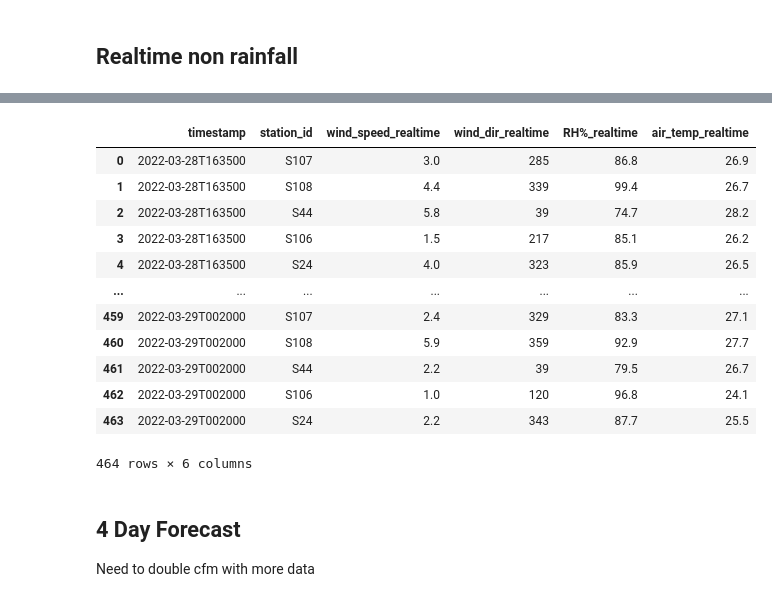
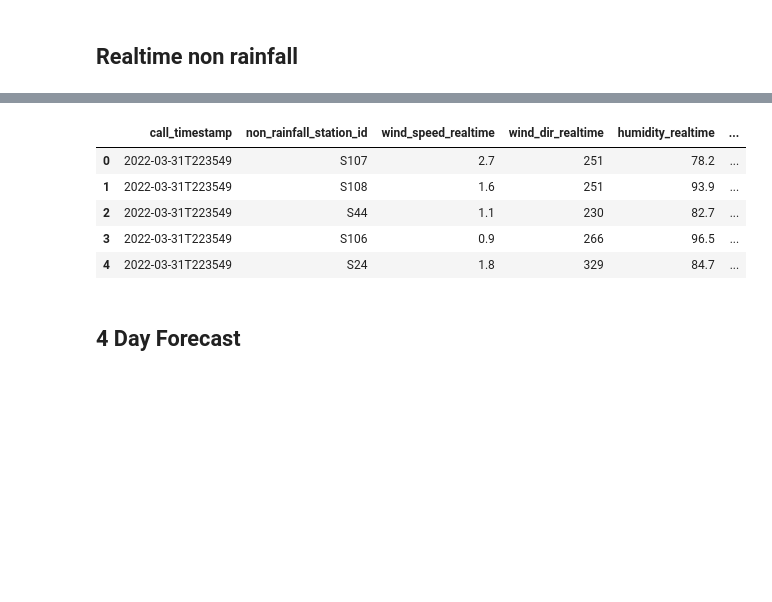
Before and after one commit to don-tay/traffic-predict, a Jupyter notebook: phase_1_models/Data_read_and_preprocess.ipynb, the cells around one changed output, grey strips where cells are left out. Drawn from its saved outputs; the diff is of its cells as text; code cells hidden in the pictures; blank space fills up the shorter version.

Commit message:
almost done with merging to super table. left 24h period and bing

```diff
--- a/phase_1_models/Data_read_and_preprocess.ipynb
+++ b/phase_1_models/Data_read_and_preprocess.ipynb
@@ -150,21 +151,16 @@ non_rainfall_realtime.head()
+# %%
+non_rainfall_realtime = non_rainfall_realtime.rename(columns = {"RH%_realtime" : "humidity_realtime",
+                                                               "station_id" : "non_rainfall_station_id"})
 # %%
-non_rainfall_realtime = non_rainfall_realtime.drop(["station_loc", "station_name"], axis = 1)
-non_rainfall_realtime
+non_rainfall_realtime = non_rainfall_realtime[["call_timestamp", "non_rainfall_station_id", "wind_speed_realtime",
+                                               "wind_dir_realtime", "humidity_realtime", "air_temp_realtime"]]
+non_rainfall_realtime.head()
 # %% [output]
-|  | timestamp | station_id | wind_speed_realtime | wind_dir_realtime | RH%_realtime | air_temp_realtime |
-| 0 | 2022-03-28T163500 | S107 | 3.0 | 285 | 86.8 | 26.9 |
-| 1 | 2022-03-28T163500 | S108 | 4.4 | 339 | 99.4 | 26.7 |
-| 2 | 2022-03-28T163500 | S44 | 5.8 | 39 | 74.7 | 28.2 |
-| 3 | 2022-03-28T163500 | S106 | 1.5 | 217 | 85.1 | 26.2 |
-| 4 | 2022-03-28T163500 | S24 | 4.0 | 323 | 85.9 | 26.5 |
-| ... | ... | ... | ... | ... | ... | ... |
-| 459 | 2022-03-29T002000 | S107 | 2.4 | 329 | 83.3 | 27.1 |
-| 460 | 2022-03-29T002000 | S108 | 5.9 | 359 | 92.9 | 27.7 |
-| 461 | 2022-03-29T002000 | S44 | 2.2 | 39 | 79.5 | 26.7 |
-| 462 | 2022-03-29T002000 | S106 | 1.0 | 120 | 96.8 | 24.1 |
-| 463 | 2022-03-29T002000 | S24 | 2.2 | 343 | 87.7 | 25.5 |
+|  | call_timestamp | non_rainfall_station_id | wind_speed_realtime | wind_dir_realtime | humidity_realtime | ... |
+| 0 | 2022-03-31T223549 | S107 | 2.7 | 251 | 78.2 | ... |
+| 1 | 2022-03-31T223549 | S108 | 1.6 | 251 | 93.9 | ... |
+| 2 | 2022-03-31T223549 | S44 | 1.1 | 230 | 82.7 | ... |
+| 3 | 2022-03-31T223549 | S106 | 0.9 | 266 | 96.5 | ... |
+| 4 | 2022-03-31T223549 | S24 | 1.8 | 329 | 84.7 | ... |
-464 rows × 6 columns
 # %% [markdown]
 ## 4 Day Forecast
-
-Need to double cfm with more data
```
Also changed, not shown: parts of 53 cells of this notebook, 1 other file.
